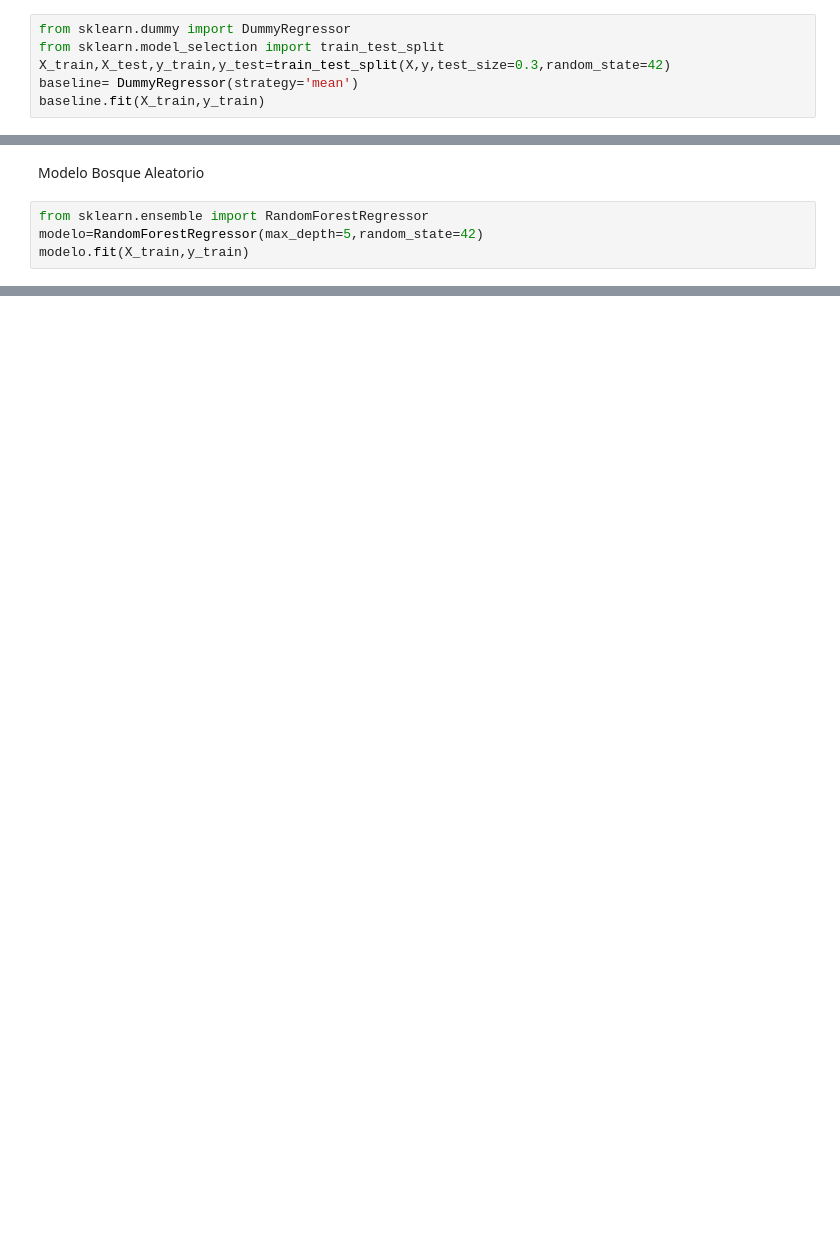
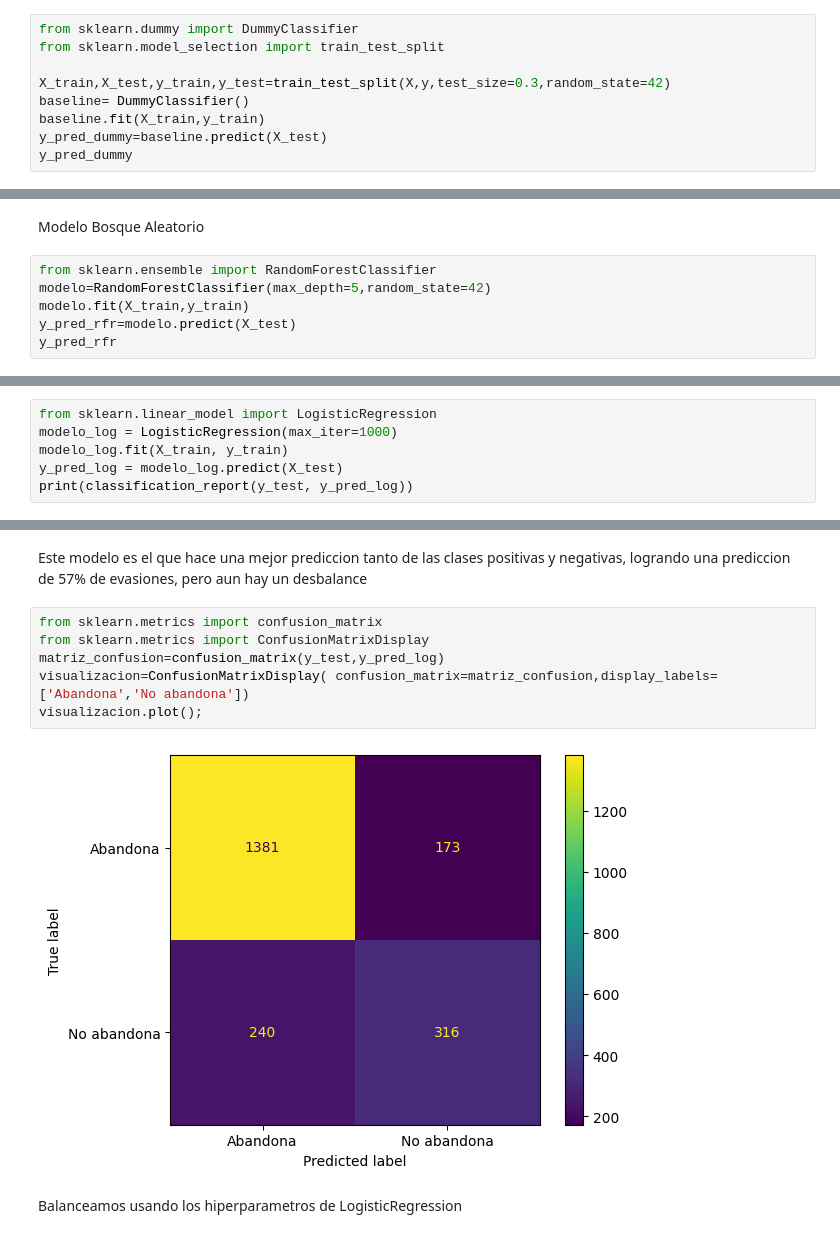
Before and after one commit to taniagoa/Tercer-challenge-CD-Telecom-X-parte2, a Jupyter notebook: telecomXparte2.ipynb, the cells around one changed output, grey strips where cells are left out. Cells and saved outputs as stored; diff of their text form; blank space fills up the shorter version.

Commit message:
Entrenar modelos Elaborar informe de metricas de cada modelo Comparar y elegir el mejor modelo Balancear el modelo elegido Matriz de confusion del modelo elegido y balanceado

```diff
--- a/telecomXparte2.ipynb
+++ b/telecomXparte2.ipynb
@@ -160,9 +160,12 @@ y=label_encoder.fit_transform(y)
 # %% [markdown]
 Modelo base de comparación
 # %%
-from sklearn.dummy import DummyRegressor
+from sklearn.dummy import DummyClassifier
 from sklearn.model_selection import train_test_split
+
 X_train,X_test,y_train,y_test=train_test_split(X,y,test_size=0.3,random_state=42)
-baseline= DummyRegressor(strategy='mean')
+baseline= DummyClassifier()
 baseline.fit(X_train,y_train)
+y_pred_dummy=baseline.predict(X_test)
+y_pred_dummy
 # %% [output]
@@ -204,7 +254,9 @@ DecisionTreeClassifier(random_state=5)
 # %% [markdown]
 Modelo Bosque Aleatorio
 # %%
-from sklearn.ensemble import RandomForestRegressor
-modelo=RandomForestRegressor(max_depth=5,random_state=42)
+from sklearn.ensemble import RandomForestClassifier
+modelo=RandomForestClassifier(max_depth=5,random_state=42)
 modelo.fit(X_train,y_train)
+y_pred_rfr=modelo.predict(X_test)
+y_pred_rfr
 # %% [output]
@@ -211,0 +277,6 @@ RandomForestRegressor(max_depth=5, random_state=42)
+# %%
+from sklearn.linear_model import LogisticRegression
+modelo_log = LogisticRegression(max_iter=1000)
+modelo_log.fit(X_train, y_train)
+y_pred_log = modelo_log.predict(X_test)
+print(classification_report(y_test, y_pred_log))
@@ -211,0 +292,12 @@ RandomForestRegressor(max_depth=5, random_state=42)
+# %% [markdown]
+Este modelo es el que hace una mejor prediccion tanto de las clases positivas y negativas, logrando una prediccion de 57% de evasiones, pero aun hay un desbalance
+# %%
+from sklearn.metrics import confusion_matrix
+from sklearn.metrics import ConfusionMatrixDisplay
+matriz_confusion=confusion_matrix(y_test,y_pred_log)
+visualizacion=ConfusionMatrixDisplay( confusion_matrix=matriz_confusion,display_labels=['Abandona','No abandona'])
+visualizacion.plot();
+# %% [output]
+[figure, added]
+# %% [markdown]
+Balanceamos usando los hiperparametros de LogisticRegression
```
Also changed, not shown: parts of 15 cells of this notebook.
